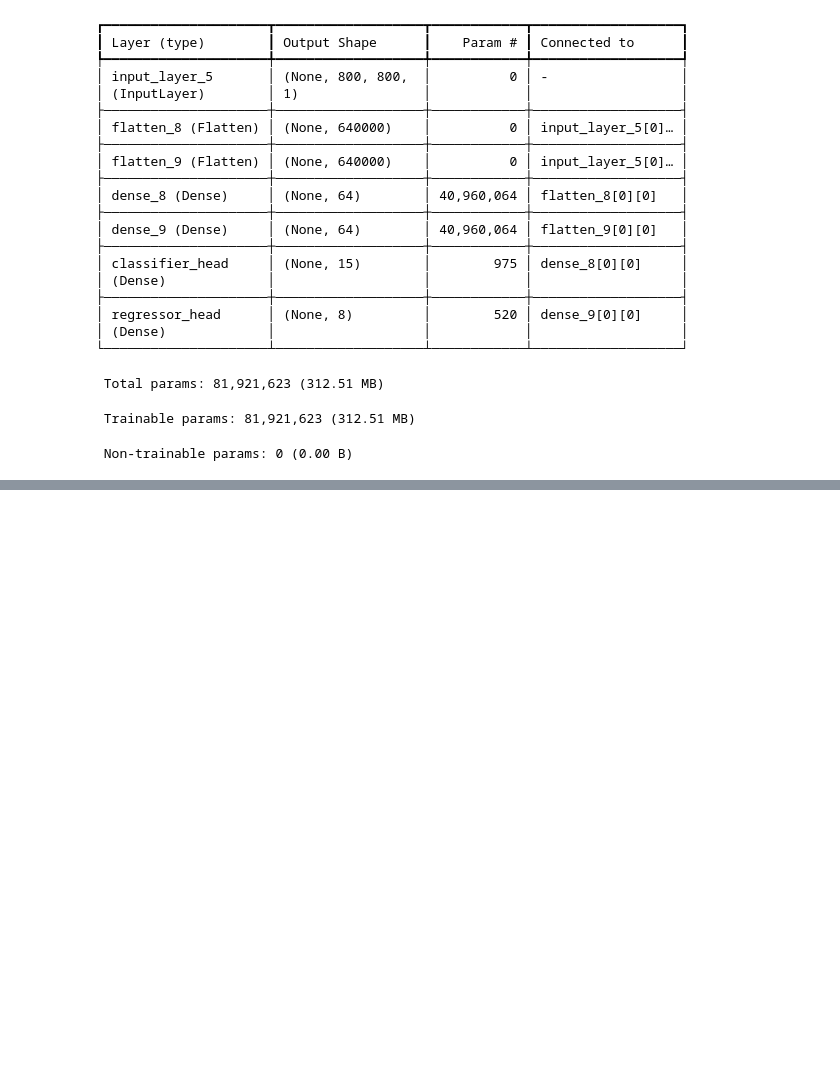
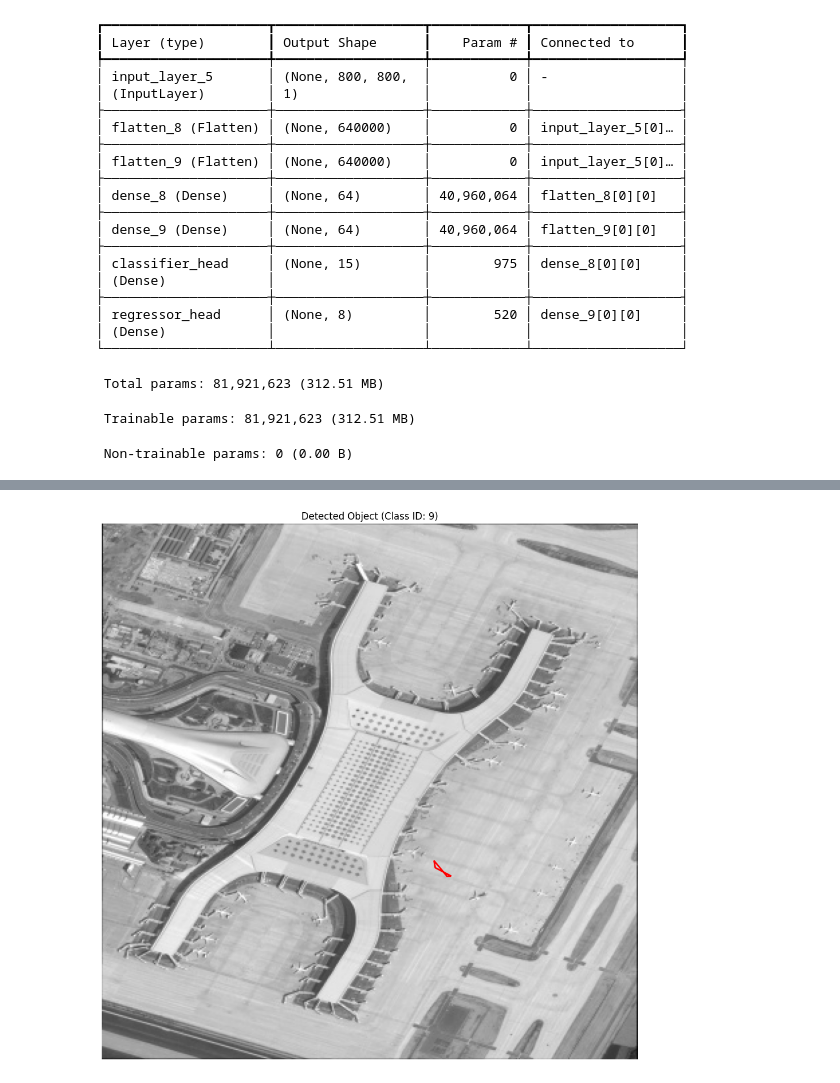
Before and after one commit to AdityaSaiKonduri/Hack2Skill, a Jupyter notebook: project.ipynb, the cells around one changed output, grey strips where cells are left out. Drawn from its saved outputs; the diff is of its cells as text; code cells hidden in the pictures; blank space fills up the shorter version.

Commit message:
Model and dataload

```diff
--- a/project.ipynb
+++ b/project.ipynb
@@ -113,7 +113,9 @@ def data_load(output_folder, input_labels_folder):
             label_file = file.replace('.jpg', '.txt')
             label_path = os.path.join(input_labels_folder, label_file)
 
-            labels = np.full((max_labels, 9), -1, dtype=np.float32)  # Initialize with -1
+            # Initialize with class 15 and coordinates as 0
+            labels = np.zeros((max_labels, 9), dtype=np.float32)
+            labels[:, 0] = 15  # Set class to 15 for all rows
 
             with open(label_path, 'r') as f:
                 lines = f.readlines()
@@ -127,7 +129,7 @@ def data_load(output_folder, input_labels_folder):
             Y.append(labels)
 
     X = np.array(X)
-    print(len(X))
+    print(f"Number of images: {len(X)}")
     X = np.expand_dims(X, axis=-1)  # Add channel dimension
     Y = np.array(Y)
 
@@ -139,10 +141,6 @@ def data_load(output_folder, input_labels_folder):
     dataset = tf.data.Dataset.from_tensor_slices((X, Y))
 
     return dataset, max_labels
-
-  # Print first 5 label rows
-
-# dataset = data_load(output_folder, input_labels_folder)
 # %%
 # Usage
 dataset, max_labels = data_load(output_folder, input_labels_folder)
@@ -442,7 +425,7 @@ def build_shared_layers(inputs):
 
     return x
 
-def build_model(input_shape, num_classes=15, max_labels=1939):
+def build_model(input_shape, num_classes=16, max_labels=1939):
     inputs = tf.keras.layers.Input(shape=input_shape)
     shared_features = build_shared_layers(inputs)
 
@@ -527,0 +510,47 @@ KeyboardInterrupt:
+# %%
+import cv2
+import numpy as np
+import matplotlib.pyplot as plt
+from matplotlib.patches import Polygon
+
+# Load and preprocess the image
+image_path = "DOTAv1\\preprocessed_images\\train\\P0000.jpg"
+img = cv2.imread(image_path)
+img = cv2.cvtColor(img, cv2.COLOR_BGR2RGB)  # Convert BGR to RGB
+
+# Your existing code for prediction
+img_gray = cv2.imread(image_path, cv2.IMREAD_GRAYSCALE)
+img_gray = img_gray.astype(np.float32) / 255.0
+img_gray = np.expand_dims(img_gray, axis=(0, -1))
+predictions = model.predict(img_gray)
+class_probs, bounding_boxes = predictions
+class_id = np.argmax(class_probs[0][8])
+print("Class ID:", class_id)
+
+# Extract bounding box coordinates
+bbox = bounding_boxes[0][8]
+x1, y1, x2, y2, x3, y3, x4, y4 = bbox
+
+# Create a figure and axis
+fig, ax = plt.subplots(figsize=(10, 10))
+
+# Display the image
+ax.imshow(img)
+
+# Create a Polygon patch
+polygon = Polygon([(x1*400, y1*400), (x2*400, y2*400), (x3*400, y3*400), (x4*400, y4*400)],
+                  closed=True, fill=False, edgecolor='r', linewidth=2)
+
+# Add the polygon to the plot
+ax.add_patch(polygon)
+
+# Set the title
+ax.set_title(f"Detected Object (Class ID: {class_id})")
+
+# Remove axis labels
+ax.set_axis_off()
+
+# Show the plot
+plt.tight_layout()
+plt.show()
+# %% [output]
@@ -527,0 +559 @@ KeyboardInterrupt:
+[figure, added]
```
Also changed, not shown: parts of 7 cells of this notebook.
